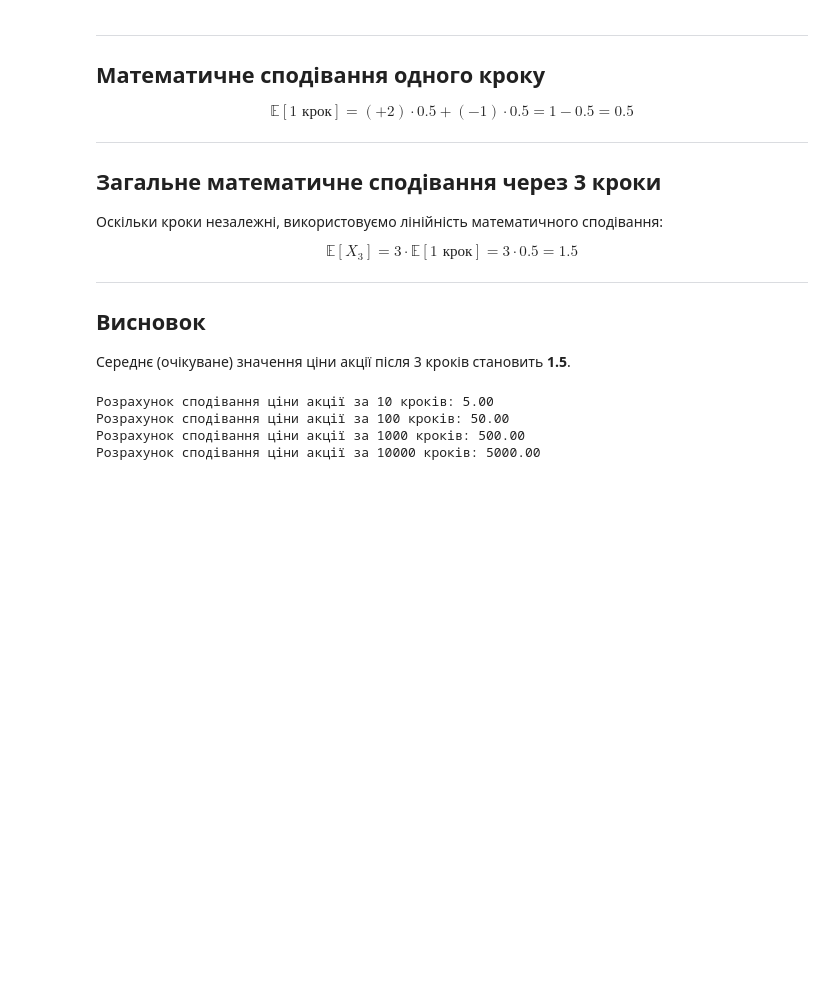
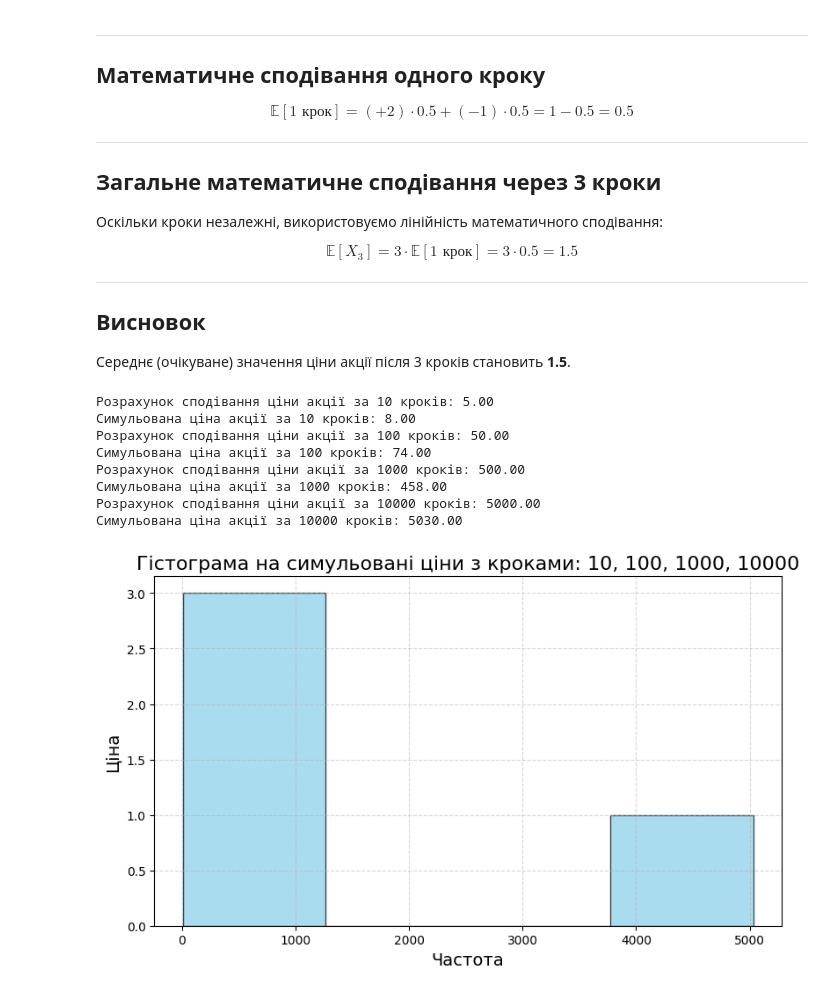
Before and after one commit to kozakHolota/WoolfDataScience, a Jupyter notebook: home_works/math_course/Home_work_7_PavloMryhlotskyi.ipynb, the cells around one changed output. Saved outputs shown, nothing was run; the diff lists cells and outputs as text; code cells hidden in the pictures; blank space fills up the shorter version.

```diff
--- a/home_works/math_course/Home_work_7_PavloMryhlotskyi.ipynb
+++ b/home_works/math_course/Home_work_7_PavloMryhlotskyi.ipynb
@@ -308,15 +308,51 @@ $$
 
 Середнє (очікуване) значення ціни акції після 3 кроків становить **1.5**.
 # %%
+import numpy as np
+
 def calculate_fair_stock_price(time: int, p: float, p_step: float, q: float, q_step: float):
     mean_step = p_step * p + q_step * q
     return time * mean_step
 
-for steps in (10, 100, 1000, 10000):
-    result = calculate_fair_stock_price(steps, 0.5, 2, 0.5, -1)
-    print(f"Розрахунок сподівання ціни акції за {steps} кроків: {result:.2f}")
+def simulate_stock_price(start_price: float, times: int, q_step: float, p_step: float):
+    return start_price + sum((int(np.random.choice([q_step, p_step])) for _ in range(times)))
+
+progress_steps = [10, 100, 1000, 10000]
+expectations = [calculate_fair_stock_price(s, 0.5, 2, 0.5, -1) for s in progress_steps]
+simulations = [simulate_stock_price(0, s, -1, 2) for s in progress_steps]
+
+for payloads, steps in zip(zip(expectations, simulations), progress_steps):
+    print(f"Розрахунок сподівання ціни акції за {steps} кроків: {payloads[0]:.2f}")
+    print(f"Симульована ціна акції за {steps} кроків: {payloads[1]:.2f}")
 # %% [output]
 Розрахунок сподівання ціни акції за 10 кроків: 5.00
+Симульована ціна акції за 10 кроків: 8.00
 Розрахунок сподівання ціни акції за 100 кроків: 50.00
+Симульована ціна акції за 100 кроків: 74.00
 Розрахунок сподівання ціни акції за 1000 кроків: 500.00
+Симульована ціна акції за 1000 кроків: 458.00
 Розрахунок сподівання ціни акції за 10000 кроків: 5000.00
+Симульована ціна акції за 10000 кроків: 5030.00
+# %%
+from matplotlib import pyplot as plt
+
+def build_hist(data: list, title: str, x_label: str, y_label: str):
+    # Створюємо гістограму
+    plt.figure(figsize=(8, 5))  # розмір графіка
+    plt.hist(data, bins=len(data), color='skyblue', edgecolor='black', alpha=0.7)
+
+    # Додаємо підписи
+    plt.title(title, fontsize=16)
+    plt.xlabel(x_label, fontsize=14)
+    plt.ylabel(y_label, fontsize=14)
+
+    # Додаємо сітку
+    plt.grid(True, linestyle='--', alpha=0.5)
+
+    # Показуємо графік
+    plt.tight_layout()
+    plt.show()
+
+build_hist(simulations, title=f"Гістограма на симульовані ціни з кроками: {', '.join(map(lambda s: str(s), progress_steps))}", x_label="Частота", y_label="Ціна")
+# %% [output]
+[figure, added]
```
Also changed, not shown: parts of 1 cell of this notebook, 4 other files.
